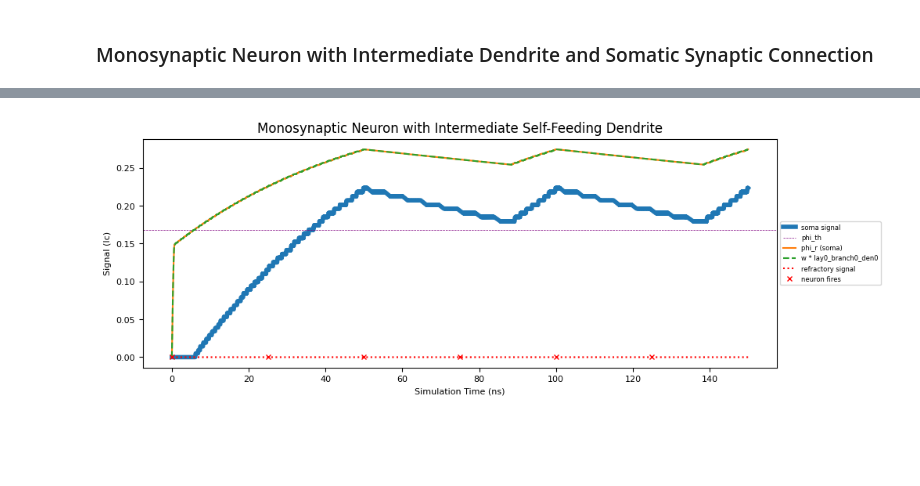
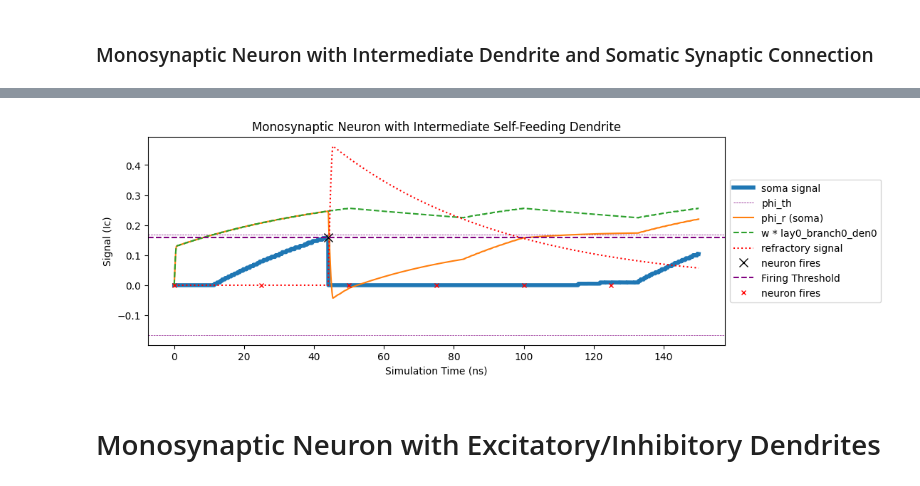
Before and after one commit to ryangitsit/sim_soens, a Jupyter notebook: library_tour.ipynb, the cells around one changed output, grey strips where cells are left out. Cells and saved outputs as stored; diff of their text form; code cells hidden in the pictures; blank space fills up the shorter version.

```diff
--- a/library_tour.ipynb
+++ b/library_tour.ipynb
@@ -199,10 +289,10 @@ mono_dend_soma.plot_neuron_activity(net,title=title,input=input,phir=True)
 # %%
-# # Self-feeding intermediate dendrite
-# # check rollover
-self_feed = NeuralZoo(type='self_feed',**default_neuron_params)
-self_feed.synapses[0][1][0][0].add_input(input.signals[0])
+self_feed = NeuralZoo(type='self_feed',s_th=.16)
+self_feed.uniform_input(input)
 net = network(sim=True,dt=.01,tf=150,nodes=[self_feed])
 title = "Monosynaptic Neuron with Intermediate Self-Feeding Dendrite"
 self_feed.plot_neuron_activity(net,title=title,phir=True,input=input)
 # %% [output]
-[figure, old version]
+[figure, new version]
+# %% [markdown]
+# Monosynaptic Neuron with Excitatory/Inhibitory Dendrites
```
Also changed, not shown: parts of 46 cells of this notebook, 15 other files.
